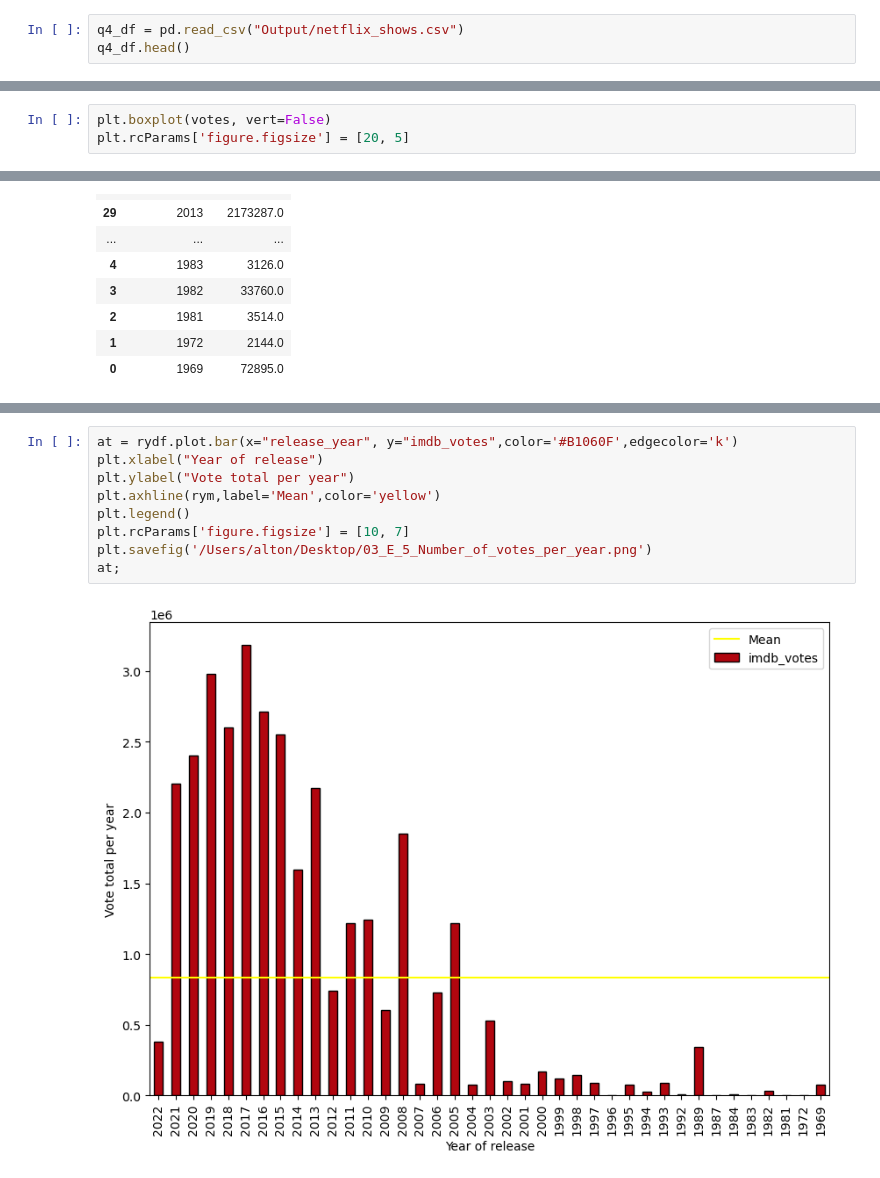
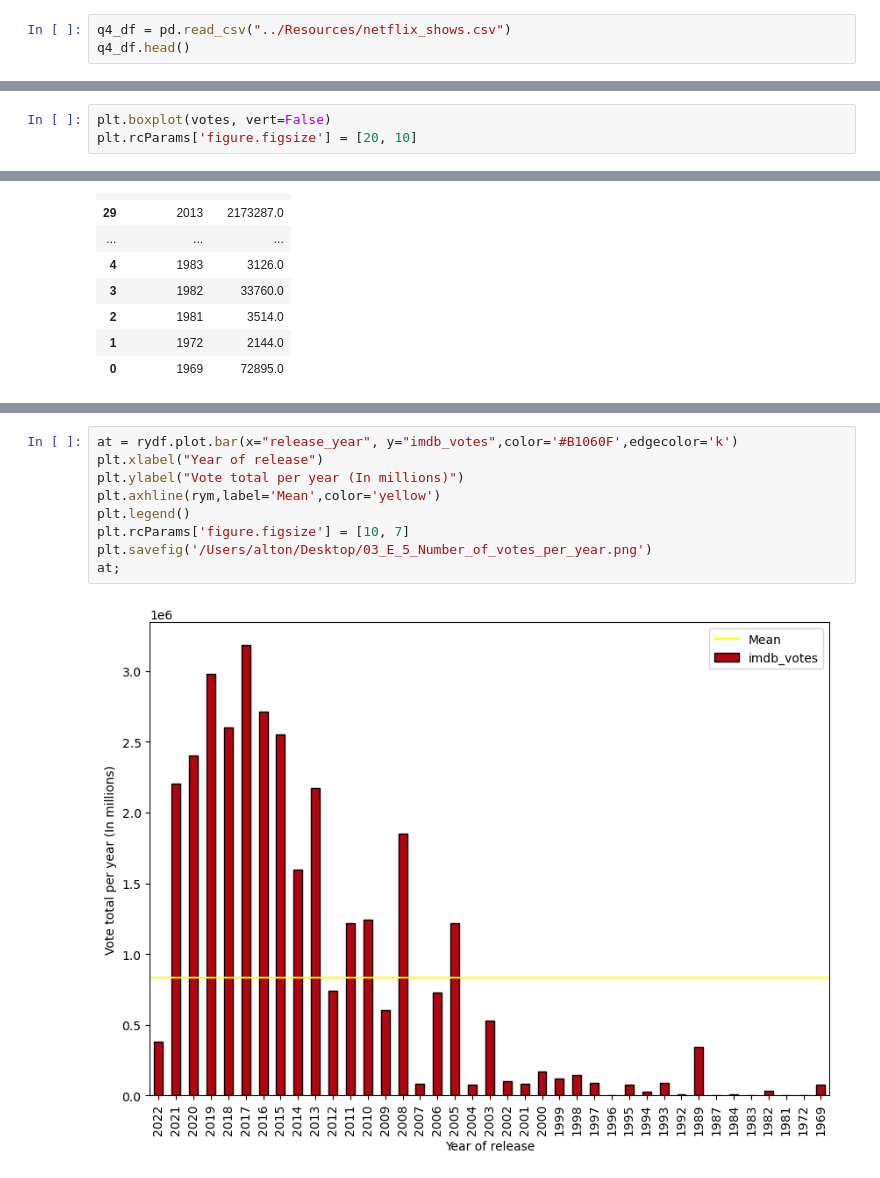
Before and after one commit to NidaB-C/NetflixEDA, a Jupyter notebook: Nida-Data/03_Imdb_Score_Votes_and_their_relationship.ipynb, the cells around one changed output, grey strips where cells are left out. Drawn from its saved outputs; the diff is of its cells as text.

```diff
--- a/Nida-Data/03_Imdb_Score_Votes_and_their_relationship.ipynb
+++ b/Nida-Data/03_Imdb_Score_Votes_and_their_relationship.ipynb
@@ -9,7 +9,7 @@ import ast
 # %% [markdown]
 Use Pandas module to read cleaned CSV file
 # %%
-q4_df = pd.read_csv("Output/netflix_shows.csv")
+q4_df = pd.read_csv("../Resources/netflix_shows.csv")
 q4_df.head()
 # %% [output]
 |  | title | release_year | age_certification | runtime | language | genres | production_countries | seasons | ... |
@@ -74,5 +75,5 @@ NameError: name 'pvalue' is not defined
 Plot distribution of votes on a box plot
 # %%
 plt.boxplot(votes, vert=False)
-plt.rcParams['figure.figsize'] = [20, 5]
+plt.rcParams['figure.figsize'] = [20, 10]
 # %% [output]
@@ -348,11 +343,11 @@ The STD of the imdb votes is 1034204.9509389352
 # %%
 at = rydf.plot.bar(x="release_year", y="imdb_votes",color='#B1060F',edgecolor='k')
 plt.xlabel("Year of release")
-plt.ylabel("Vote total per year")
+plt.ylabel("Vote total per year (In millions)")
 plt.axhline(rym,label='Mean',color='yellow')
 plt.legend()
 plt.rcParams['figure.figsize'] = [10, 7]
 plt.savefig('/Users/alton/Desktop/03_E_5_Number_of_votes_per_year.png')
 at;
 # %% [output]
-[figure, old version]
+[figure, new version]
```
Also changed, not shown: parts of 7 cells of this notebook.
